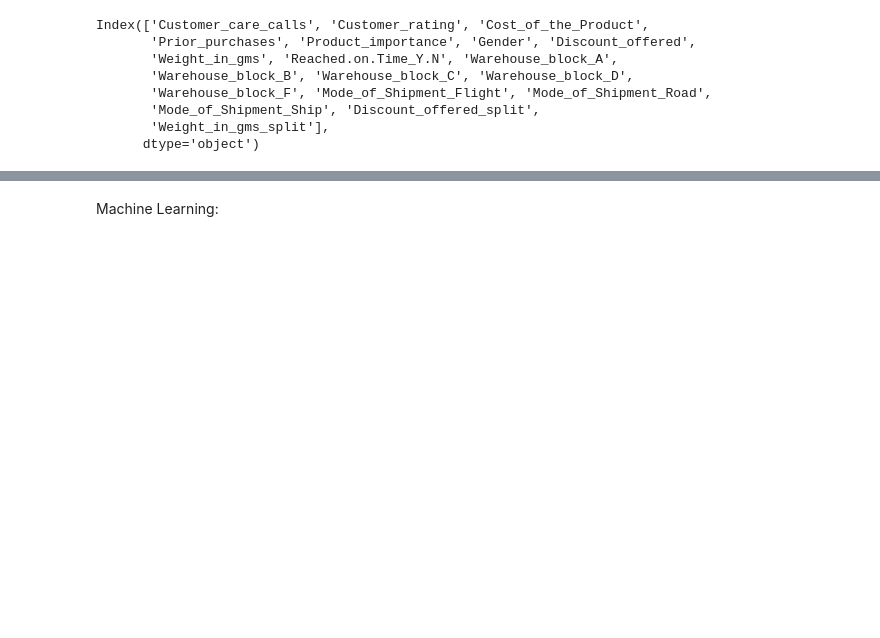
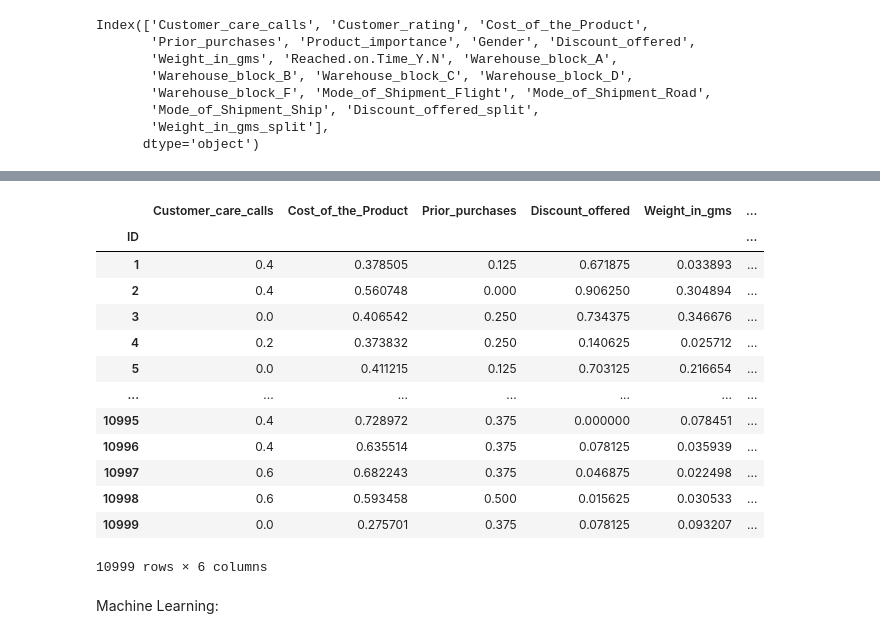
Before and after one commit to jonathan-baumann/PDA, a Jupyter notebook: use_case_group4_ecommerce.ipynb, the cells around one changed output, grey strips where cells are left out. Saved outputs shown, nothing was run; the diff lists cells and outputs as text; code cells hidden in the pictures; blank space fills up the shorter version.

```diff
--- a/use_case_group4_ecommerce.ipynb
+++ b/use_case_group4_ecommerce.ipynb
@@ -594,0 +596,4 @@ sns.heatmap(df_test.corr())
+# %%
+df_cost_in = pd.read_csv("df_cleaned.csv", index_col=0)
+
+df_cost_in.columns
@@ -595,3 +609,28 @@ sns.heatmap(df_test.corr())
+# %%
+df_cost = df_cost_in.drop(['Customer_rating',
+       'Product_importance', 'Gender',
+       'Warehouse_block_A',
+       'Warehouse_block_B', 'Warehouse_block_C', 'Warehouse_block_D',
+       'Warehouse_block_F', 'Mode_of_Shipment_Flight', 'Mode_of_Shipment_Road',
+       'Mode_of_Shipment_Ship', 'Discount_offered_split',
+       'Weight_in_gms_split'], axis=1)
+
+df_cost
+# %% [output]
+|  | Customer_care_calls | Cost_of_the_Product | Prior_purchases | Discount_offered | Weight_in_gms | ... |
+| ID |  |  |  |  |  | ... |
+| 1 | 0.4 | 0.378505 | 0.125 | 0.671875 | 0.033893 | ... |
+| 2 | 0.4 | 0.560748 | 0.000 | 0.906250 | 0.304894 | ... |
+| 3 | 0.0 | 0.406542 | 0.250 | 0.734375 | 0.346676 | ... |
+| 4 | 0.2 | 0.373832 | 0.250 | 0.140625 | 0.025712 | ... |
+| 5 | 0.0 | 0.411215 | 0.125 | 0.703125 | 0.216654 | ... |
+| ... | ... | ... | ... | ... | ... | ... |
+| 10995 | 0.4 | 0.728972 | 0.375 | 0.000000 | 0.078451 | ... |
+| 10996 | 0.4 | 0.635514 | 0.375 | 0.078125 | 0.035939 | ... |
+| 10997 | 0.6 | 0.682243 | 0.375 | 0.046875 | 0.022498 | ... |
+| 10998 | 0.6 | 0.593458 | 0.500 | 0.015625 | 0.030533 | ... |
+| 10999 | 0.0 | 0.275701 | 0.375 | 0.078125 | 0.093207 | ... |
+10999 rows × 6 columns
 # %% [markdown]
 Machine Learning:
 # %%
```
Also changed, not shown: parts of 29 cells of this notebook, 1 other file.
